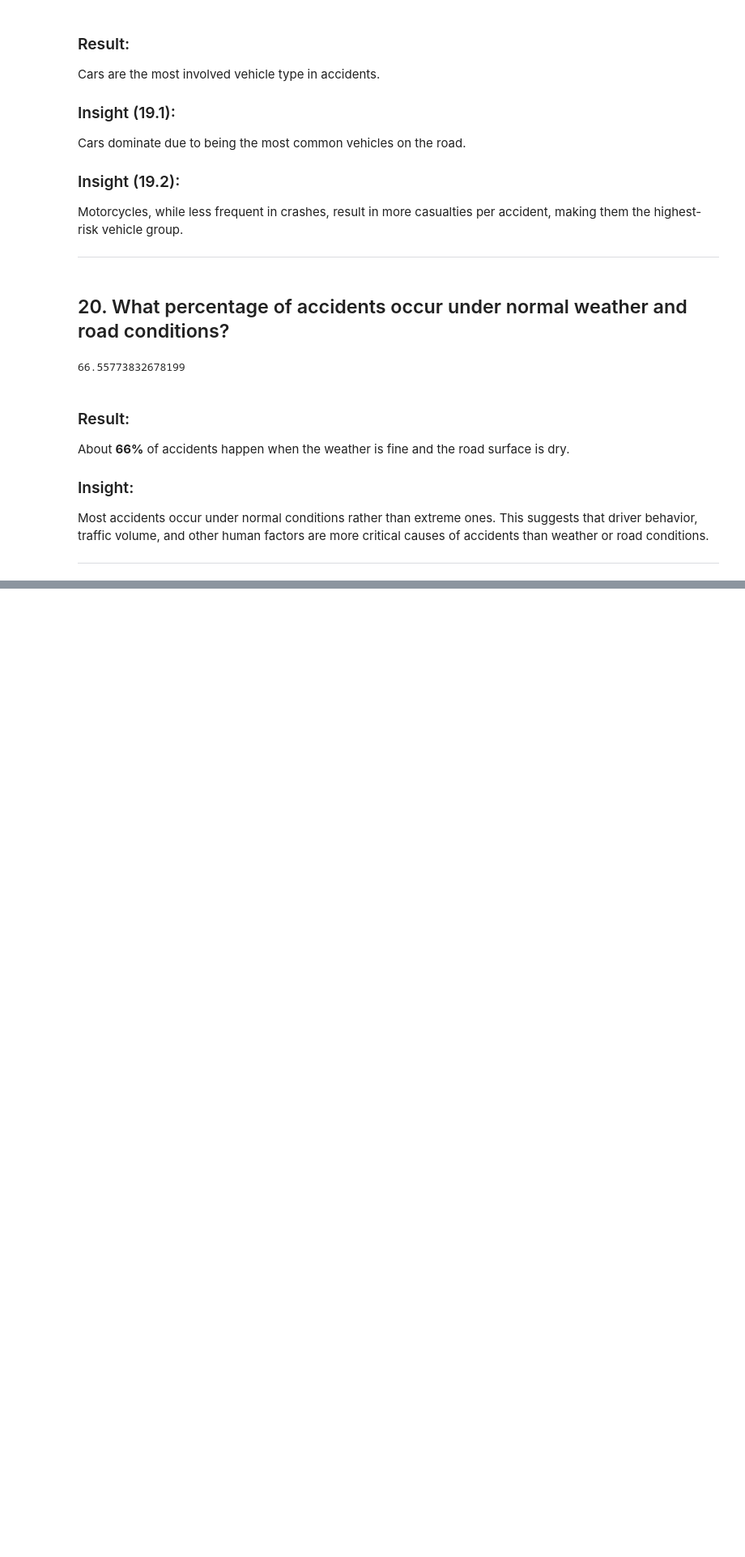
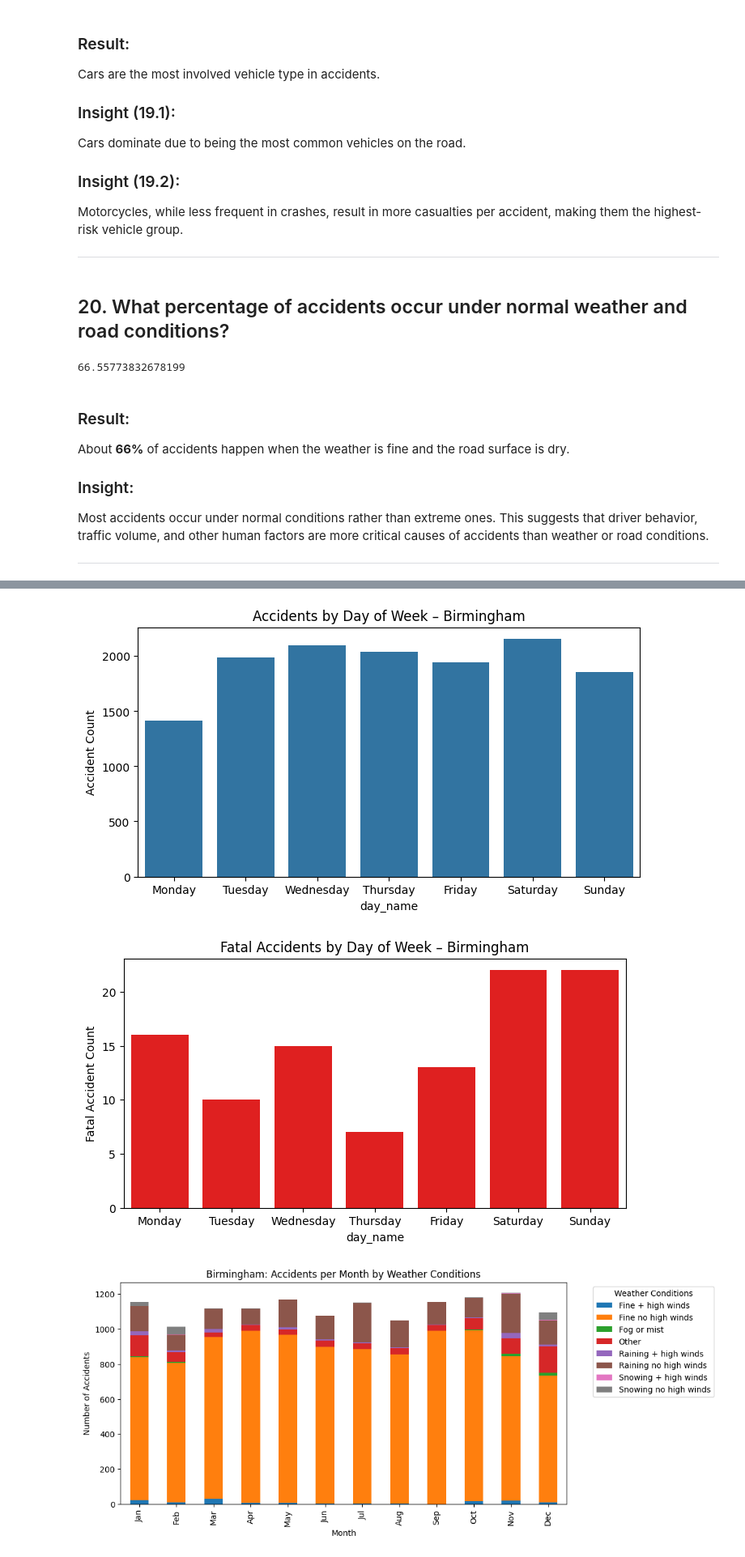
Before and after one commit to Kienny043/ELEC303-DataAnalytics, a Jupyter notebook: Activity2.ipynb, the cells around one changed output, grey strips where cells are left out. Shown at 81% size. Drawn from its saved outputs; the diff is of its cells as text; code cells hidden in the pictures; blank space fills up the shorter version.

Commit message:
6 Districts

```diff
--- a/Activity2.ipynb
+++ b/Activity2.ipynb
@@ -717,0 +707,55 @@ m2
+# %%
+# Filter Birmingham data
+birmingham = uk_accidents[uk_accidents["District Area"] == "Birmingham"]
+
+# Day of week plot
+order = ['Monday','Tuesday','Wednesday','Thursday','Friday','Saturday','Sunday']
+plt.figure(figsize=(8,4))
+sns.countplot(data=birmingham, x="day_name", order=order)
+plt.title("Accidents by Day of Week – Birmingham")
+plt.ylabel("Accident Count")
+plt.show()
+
+birmingham_fatal = birmingham[birmingham["Accident_Severity"] == "Fatal"]
+
+order = ['Monday','Tuesday','Wednesday','Thursday','Friday','Saturday','Sunday']
+plt.figure(figsize=(8,4))
+sns.countplot(data=birmingham_fatal, x="day_name", order=order, color="red")
+plt.title("Fatal Accidents by Day of Week – Birmingham")
+plt.ylabel("Fatal Accident Count")
+plt.show()
+
+birmingham_weather = birmingham.groupby(['month', 'Weather_Conditions']).size().unstack()
+
+birmingham_weather.plot(kind='bar', stacked=True)
+plt.title('Birmingham: Accidents per Month by Weather Conditions')
+plt.xlabel('Month')
+plt.ylabel('Number of Accidents')
+plt.legend(title='Weather Conditions', bbox_to_anchor=(1.05, 1), loc='upper left')
+plt.xticks(range(0, 12), ['Jan','Feb','Mar','Apr','May','Jun','Jul','Aug','Sep','Oct','Nov','Dec'])
+plt.gcf().set_size_inches(10,5)
+plt.show()
+
+birmingham_severity = (
+    uk_accidents[uk_accidents["District Area"] == "Birmingham"]["Accident_Severity"]
+    .value_counts()
+)
+birmingham_severity.plot(kind="bar", color=["green","orange","red"], figsize=(6,4))
+plt.title("Accident Severity – Birmingham")
+plt.ylabel("Number of Accidents")
+plt.show()
+
+# Folium Heatmap
+# coords = birmingham[["Latitude","Longitude"]].dropna()
+# m = folium.Map(location=[coords["Latitude"].mean(), coords["Longitude"].mean()], zoom_start=11)
+# HeatMap(coords.values.tolist(), radius=8).add_to(m)
+
+# Save HTML for GitHub link
+# m.save("birmingham_heatmap.html")
+
+# 1️⃣ Inline map (works in Jupyter, not GitHub)
+# IFrame("html_maps/birmingham_heatmap.html", width=800, height=500)
+# %% [output]
+[figure, added]
+[figure, added]
+[figure, added]
```
Also changed, not shown: parts of 45 cells of this notebook, 12 other files.
